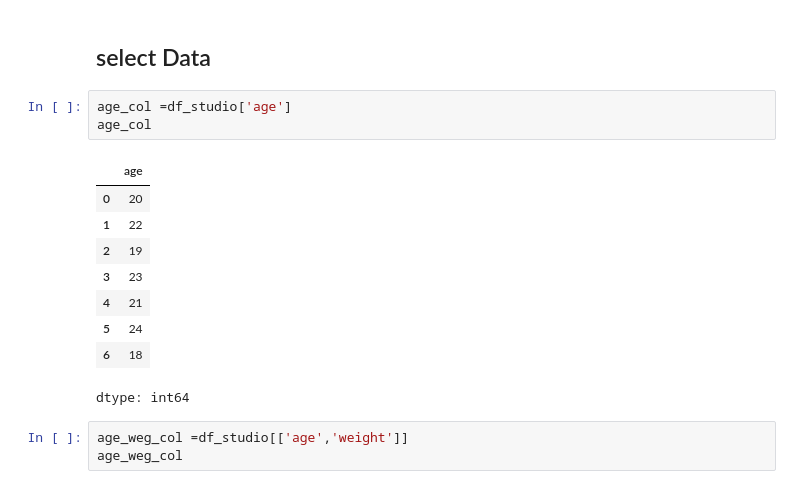
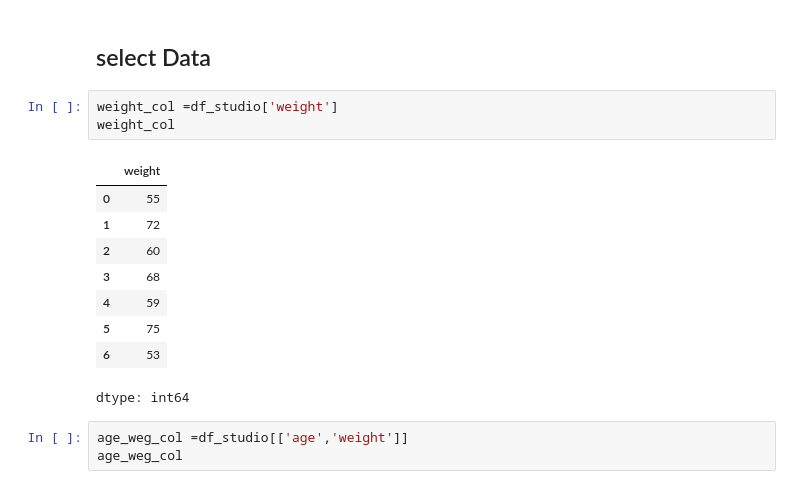
Before and after one commit to Clinton1029/Merging_data, a Jupyter notebook: Merging_data.ipynb, the cells around one changed output. Cells and saved outputs as stored; diff of their text form.

```diff
--- a/Merging_data.ipynb
+++ b/Merging_data.ipynb
@@ -83,19 +83,19 @@ height     int64
 dtype: object
 # %% [markdown]
 ## select Data
-# %%
-age_col =df_studio['age']
-age_col
-# %% [output]
-|  | age |
-| 0 | 20 |
-| 1 | 22 |
-| 2 | 19 |
-| 3 | 23 |
-| 4 | 21 |
-| 5 | 24 |
-| 6 | 18 |
-dtype: int64
+# %%
+weight_col =df_studio['weight']
+weight_col
+# %% [output]
+|  | weight |
+| 0 | 55 |
+| 1 | 72 |
+| 2 | 60 |
+| 3 | 68 |
+| 4 | 59 |
+| 5 | 75 |
+| 6 | 53 |
+dtype: int64
 # %%
 age_weg_col =df_studio[['age','weight']]
 age_weg_col
```
